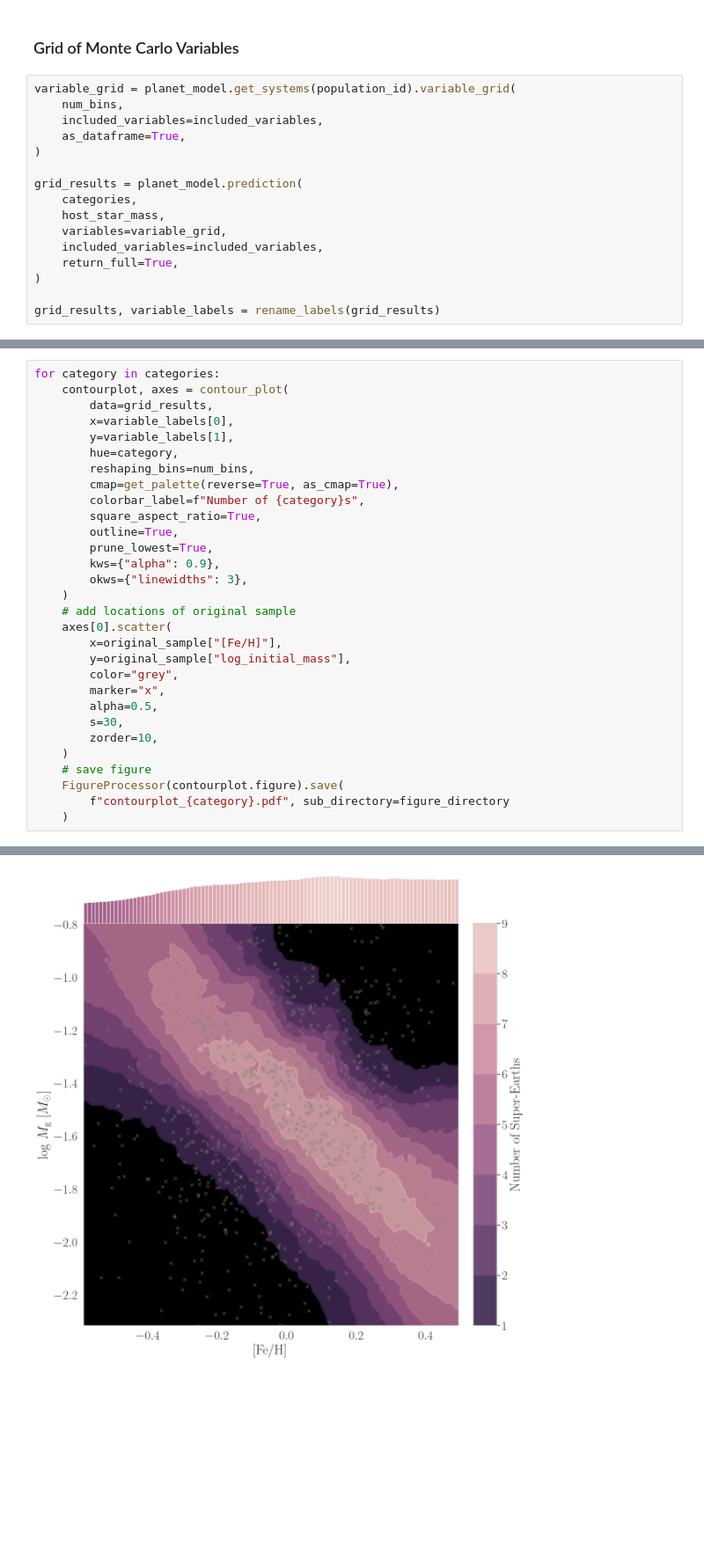
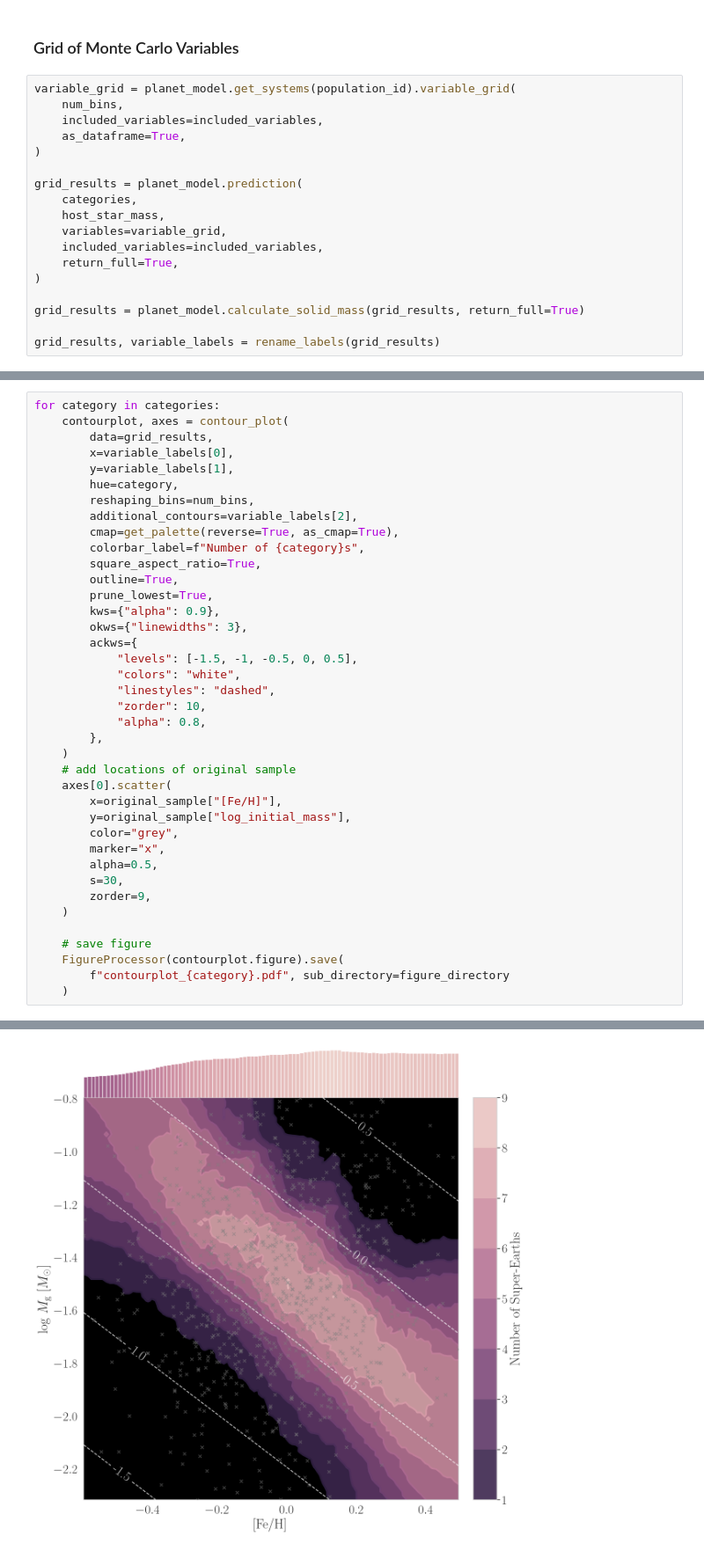
Before and after one commit to ChrisBoettner/skaro, a Jupyter notebook: notebooks/Planet_model.ipynb, the cells around one changed output, grey strips where cells are left out. Shown at 88% size. Cells and saved outputs as stored; diff of their text form; blank space fills up the shorter version.

Commit message:
added additional contours to model plot, mass of solid disc

```diff
--- a/notebooks/Planet_model.ipynb
+++ b/notebooks/Planet_model.ipynb
@@ -154,4 +148,6 @@ grid_results = planet_model.prediction(
     return_full=True,
 )
 
+grid_results = planet_model.calculate_solid_mass(grid_results, return_full=True)
+
 grid_results, variable_labels = rename_labels(grid_results)
@@ -163,6 +173,7 @@ for category in categories:
         y=variable_labels[1],
         hue=category,
         reshaping_bins=num_bins,
+        additional_contours=variable_labels[2],
         cmap=get_palette(reverse=True, as_cmap=True),
         colorbar_label=f"Number of {category}s",
         square_aspect_ratio=True,
@@ -170,6 +181,13 @@ for category in categories:
         prune_lowest=True,
         kws={"alpha": 0.9},
         okws={"linewidths": 3},
+        ackws={
+            "levels": [-1.5, -1, -0.5, 0, 0.5],
+            "colors": "white",
+            "linestyles": "dashed",
+            "zorder": 10,
+            "alpha": 0.8,
+        },
     )
     # add locations of original sample
     axes[0].scatter(
@@ -179,8 +197,9 @@ for category in categories:
         marker="x",
         alpha=0.5,
         s=30,
-        zorder=10,
+        zorder=9,
     )
+
     # save figure
     FigureProcessor(contourplot.figure).save(
         f"contourplot_{category}.pdf", sub_directory=figure_directory
@@ -190 +209 @@ for category in categories:
-[figure, old version]
+[figure, new version]
```
Also changed, not shown: parts of 4 cells of this notebook.
